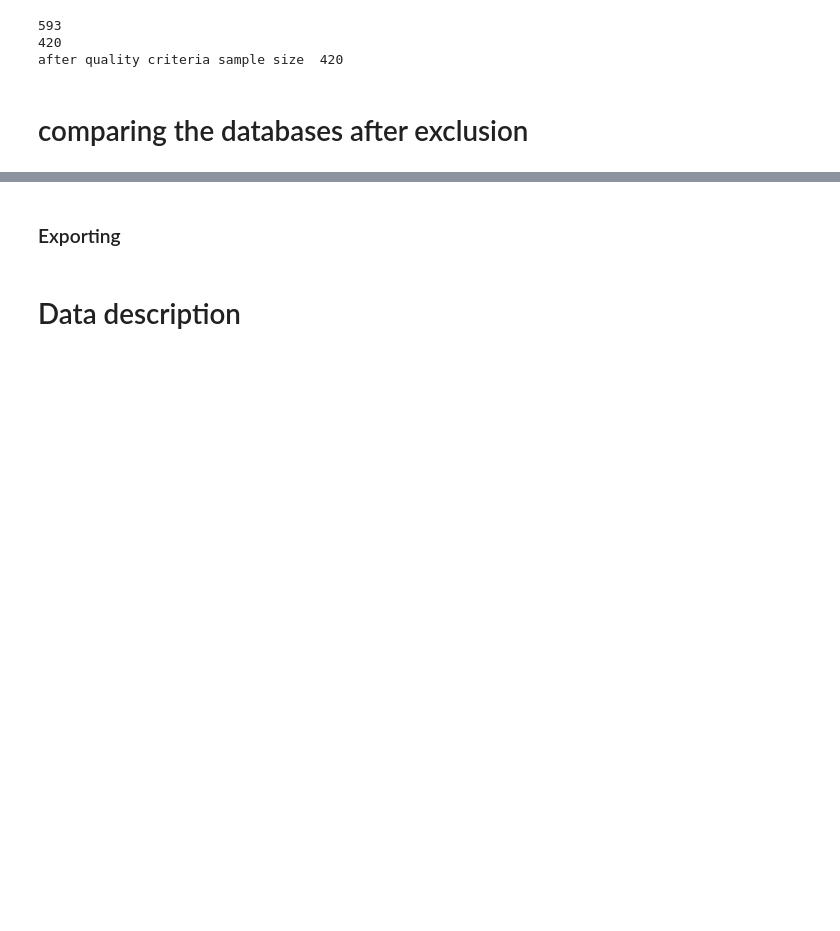
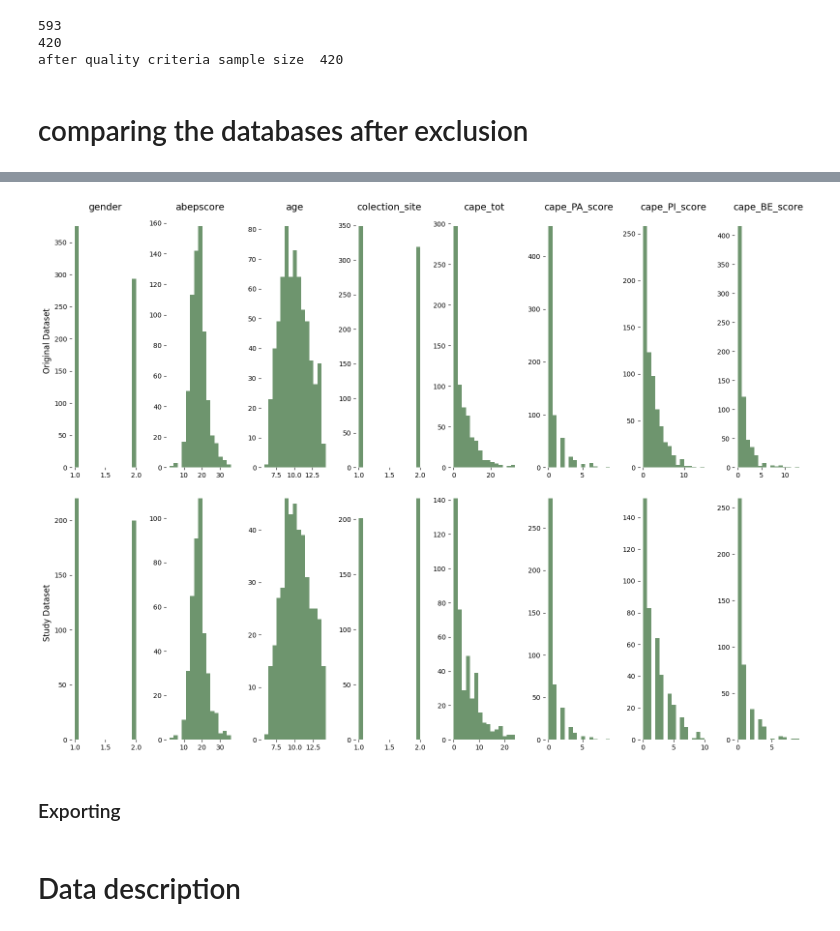
Before and after one commit to angeloodr/INPD-neuroimage-cape, a Jupyter notebook: code/organizing_dataset.ipynb, the cells around one changed output, grey strips where cells are left out. Drawn from its saved outputs; the diff is of its cells as text; code cells hidden in the pictures; blank space fills up the shorter version.

```diff
--- a/code/organizing_dataset.ipynb
+++ b/code/organizing_dataset.ipynb
@@ -599,3 +538,57 @@ group
+# %%
+# Definir a figura
+plt.figure(figsize=(16,12))
+
+# Lista de títulos para cada DataFrame
+titles = ['df_inicial','df_final_final']
+paper_titles = ['Original Dataset', 'Study Dataset']
+
+# Variáveis categóricas
+variables_categ = ['gender', 'colection_site']
+
+# Iterar sobre os DataFrames e adicionar os gráficos
+for idf, data_frame in enumerate([df_inicial, df_final_final]):
+    for indexx, var in enumerate(['gender', 'abepscore', 'age', 'colection_site', 'cape_tot', 'cape_PA_score', 'cape_PI_score', 'cape_BE_score']):
+
+        # Subplot: 5 linhas, 10 colunas
+        plt.subplot(2, 8, 8*idf + indexx+1)
+
+        # Obter os dados da variável atual, removendo NaNs
+        data = data_frame[var].dropna()
+
+        # Verificar se a variável é categórica
+        if var in variables_categ:
+            # Plotar apenas o histograma para variáveis categóricas
+            plt.hist(data, bins=15, alpha=0.6, color="#0d4f0d", label='Histograma')
+            if idf == 0:
+                plt.title(f'{var}', fontsize=14)
+        else:
+
+            # Plotar o histograma da variável
+            plt.hist(data, bins=15, density=False, alpha=0.6, color="#0d4f0d", label='Histograma')
+
+            if idf == 0:
+                plt.title(f'{var}', fontsize=14)
+
+
+        # Adicionar o nome do eixo Y apenas para o primeiro gráfico de cada linha
+        if indexx == 0:
+            plt.ylabel(paper_titles[idf], fontsize=12)
+
+        # Remover o eixo vertical e os valores do gráfico
+        # plt.gca().axes.get_xaxis().set_visible(False)  # Esconde o eixo Y
+        plt.gca().spines['left'].set_visible(False)    # Remove a linha do eixo Y
+        plt.gca().spines['right'].set_visible(False)   # Remove a linha do eixo Y
+        plt.gca().spines['top'].set_visible(False)     # Remove a linha do eixo superior
+        plt.gca().spines['bottom'].set_visible(False)  # Remove a linha do eixo inferior
+
+
+
+# Ajustar o layout para evitar sobreposição
+plt.tight_layout(rect=[0, 0, 1, 0.97])  # Deixar espaço no topo para os títulos
+plt.show()
+# %% [output]
+[figure, added]
 # %% [markdown]
 ### Exporting
 # %%
```
Also changed, not shown: parts of 6 cells of this notebook, 1 other file.
